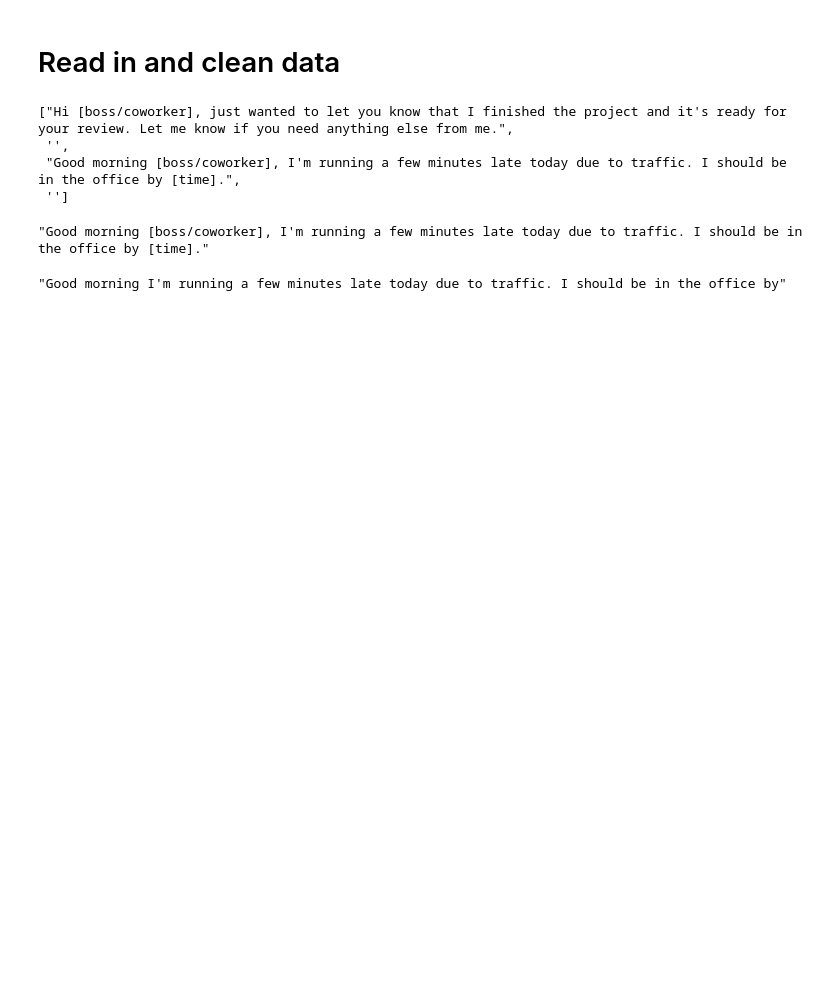
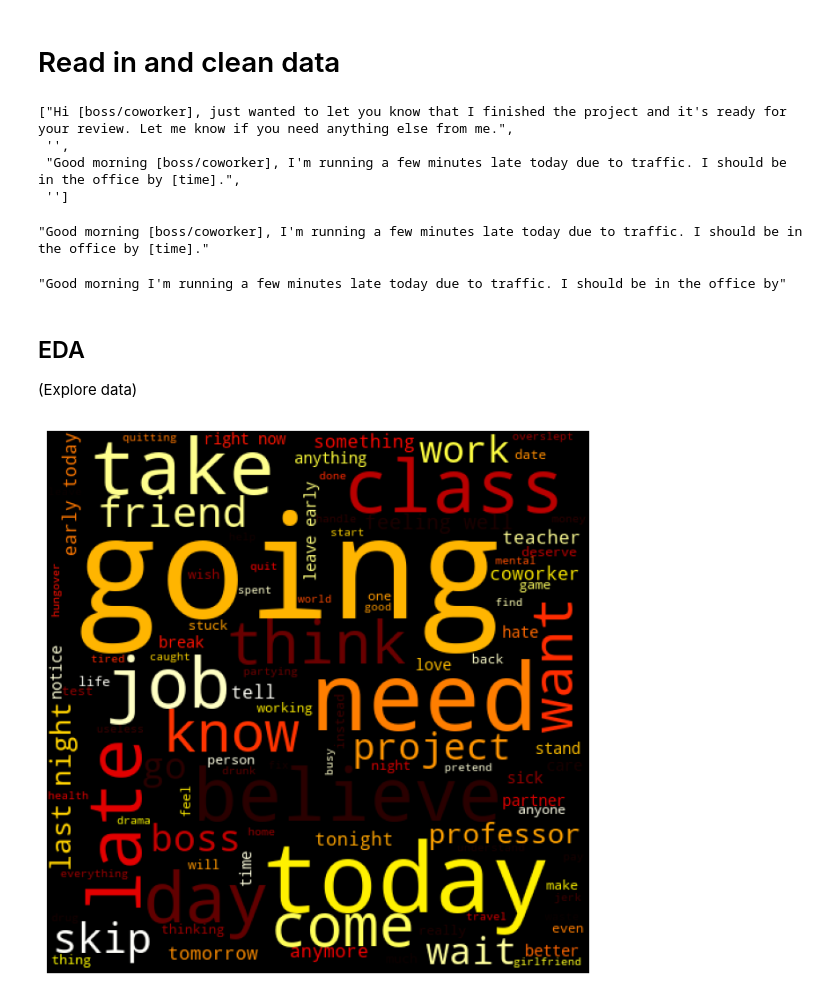
Before and after one commit to whettenr/text-checker-tutorial, a Jupyter notebook: TextConfirmationDetector.ipynb, the cells around one changed output. Cells and saved outputs as stored; diff of their text form; code cells hidden in the pictures; blank space fills up the shorter version.

Commit message:
add in wordclouds

```diff
--- a/TextConfirmationDetector.ipynb
+++ b/TextConfirmationDetector.ipynb
@@ -27,3 +27,24 @@ re.sub('.\[(.*?)\].', '', neg_sents[1])
 "Good morning I'm running a few minutes late today due to traffic. I should be in the office by"
 # %%
 neg_sents = [re.sub('.\[(.*?)\].', '', s) for s in neg_sents]
+# %% [markdown]
+## EDA
+
+(Explore data)
+# %%
+# combine all text together
+pos_all = ' '.join(pos_sents)
+neg_all = ' '.join(neg_sents)
+# %%
+from wordcloud import WordCloud
+
+cloud = WordCloud(max_words=100,width=480, height=480, background_color='black', colormap='hot')
+cloud.generate_from_text(pos_all)
+cloud.generate_from_text(neg_all)
+
+plt.figure(figsize=(12,8), dpi=100)
+plt.imshow(cloud)
+plt.axis('off')
+plt.show()
+# %% [output]
+[figure, added]
```
Also changed, not shown: 4 other files.
